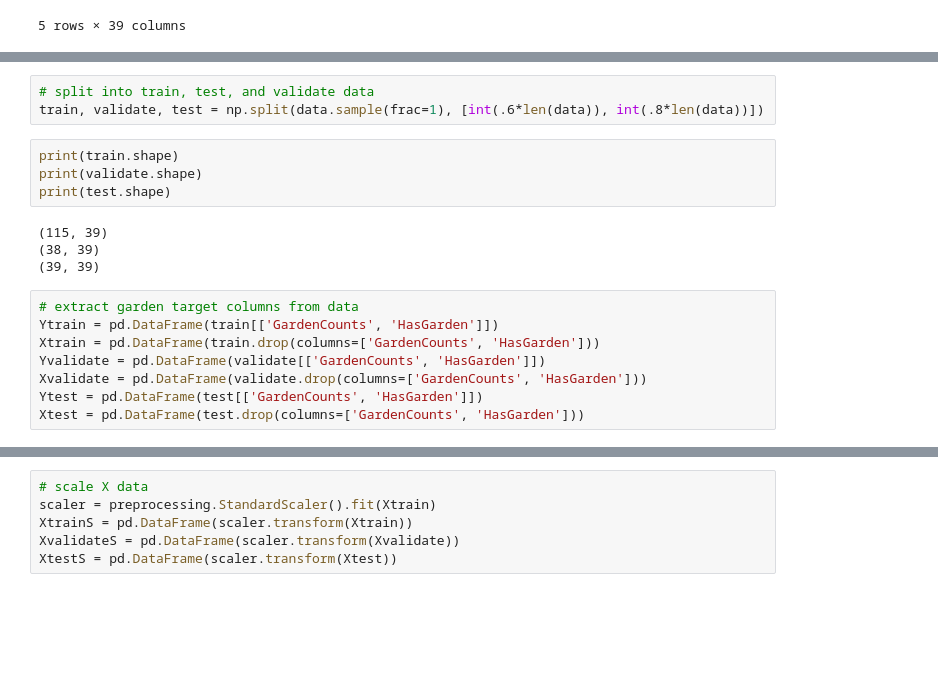
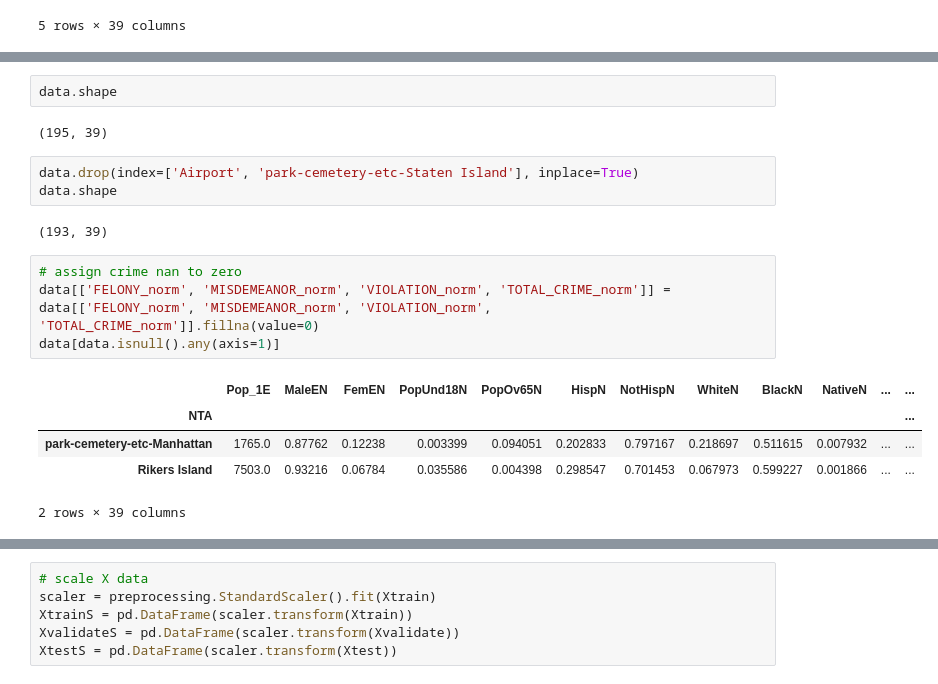
Before and after one commit to leonaisabelle/CUSP-ADS-Project, a Jupyter notebook: modelling_notebooks/binary_classification.ipynb, the cells around one changed output, grey strips where cells are left out. Saved outputs shown, nothing was run; the diff lists cells and outputs as text; blank space fills up the shorter version.

```diff
--- a/modelling_notebooks/binary_classification.ipynb
+++ b/modelling_notebooks/binary_classification.ipynb
@@ -119,19 +110,19 @@ data[data.isnull().any(axis=1)]
-# %%
-# split into train, test, and validate data
-train, validate, test = np.split(data.sample(frac=1), [int(.6*len(data)), int(.8*len(data))])
-# %%
-print(train.shape)
-print(validate.shape)
-print(test.shape)
-# %% [output]
-(115, 39)
-(38, 39)
-(39, 39)
-# %%
-# extract garden target columns from data
-Ytrain = pd.DataFrame(train[['GardenCounts', 'HasGarden']])
-Xtrain = pd.DataFrame(train.drop(columns=['GardenCounts', 'HasGarden']))
-Yvalidate = pd.DataFrame(validate[['GardenCounts', 'HasGarden']])
-Xvalidate = pd.DataFrame(validate.drop(columns=['GardenCounts', 'HasGarden']))
-Ytest = pd.DataFrame(test[['GardenCounts', 'HasGarden']])
-Xtest = pd.DataFrame(test.drop(columns=['GardenCounts', 'HasGarden']))
+# %%
+data.shape
+# %% [output]
+(195, 39)
+# %%
+data.drop(index=['Airport', 'park-cemetery-etc-Staten Island'], inplace=True)
+data.shape
+# %% [output]
+(193, 39)
+# %%
+# assign crime nan to zero
+data[['FELONY_norm', 'MISDEMEANOR_norm', 'VIOLATION_norm', 'TOTAL_CRIME_norm']] = data[['FELONY_norm', 'MISDEMEANOR_norm', 'VIOLATION_norm', 'TOTAL_CRIME_norm']].fillna(value=0)
+data[data.isnull().any(axis=1)]
+# %% [output]
+|  | Pop_1E | MaleEN | FemEN | PopUnd18N | PopOv65N | HispN | NotHispN | WhiteN | BlackN | NativeN | ... | ... |
+| NTA |  |  |  |  |  |  |  |  |  |  |  | ... |
+| park-cemetery-etc-Manhattan | 1765.0 | 0.87762 | 0.12238 | 0.003399 | 0.094051 | 0.202833 | 0.797167 | 0.218697 | 0.511615 | 0.007932 | ... | ... |
+| Rikers Island | 7503.0 | 0.93216 | 0.06784 | 0.035586 | 0.004398 | 0.298547 | 0.701453 | 0.067973 | 0.599227 | 0.001866 | ... | ... |
+2 rows × 39 columns
```
Also changed, not shown: parts of 16 cells of this notebook.
